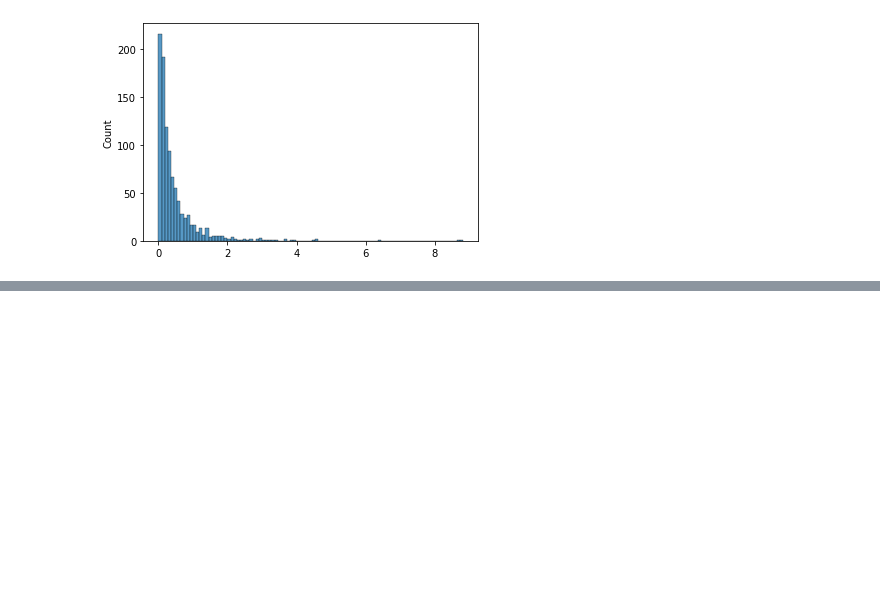
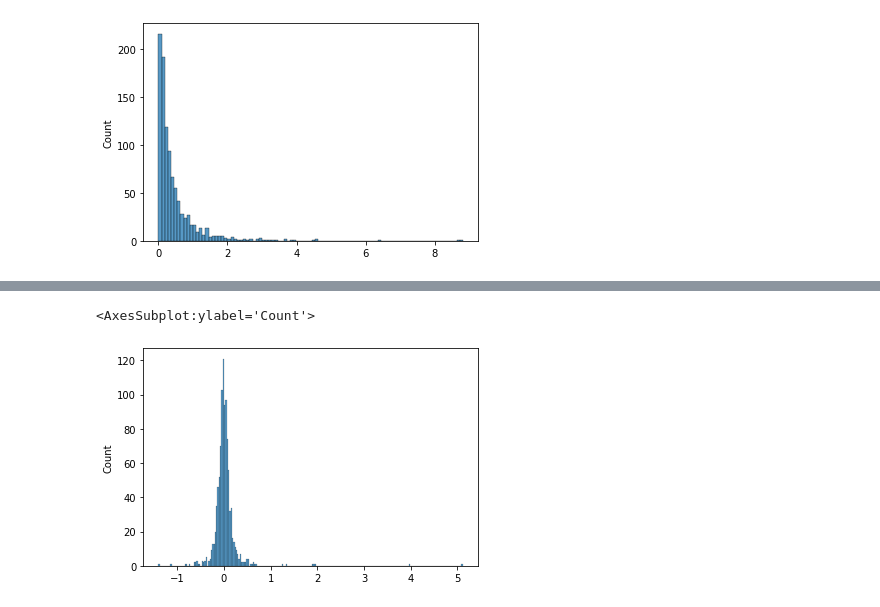
Before and after one commit to gmgeorg/torchlambertw, a Jupyter notebook: notebooks/demo-lambertw-f-distributions.ipynb, the cells around one changed output, grey strips where cells are left out. Saved outputs shown, nothing was run; the diff lists cells and outputs as text; code cells hidden in the pictures; blank space fills up the shorter version.

```diff
--- a/notebooks/demo-lambertw-f-distributions.ipynb
+++ b/notebooks/demo-lambertw-f-distributions.ipynb
@@ -127,0 +157,5 @@ sns.histplot(y)
+# %%
+sns.histplot(x)
+# %% [output]
+<AxesSubplot:ylabel='Count'>
+[figure, added]
```
Also changed, not shown: parts of 7 cells of this notebook, 1 other file.
